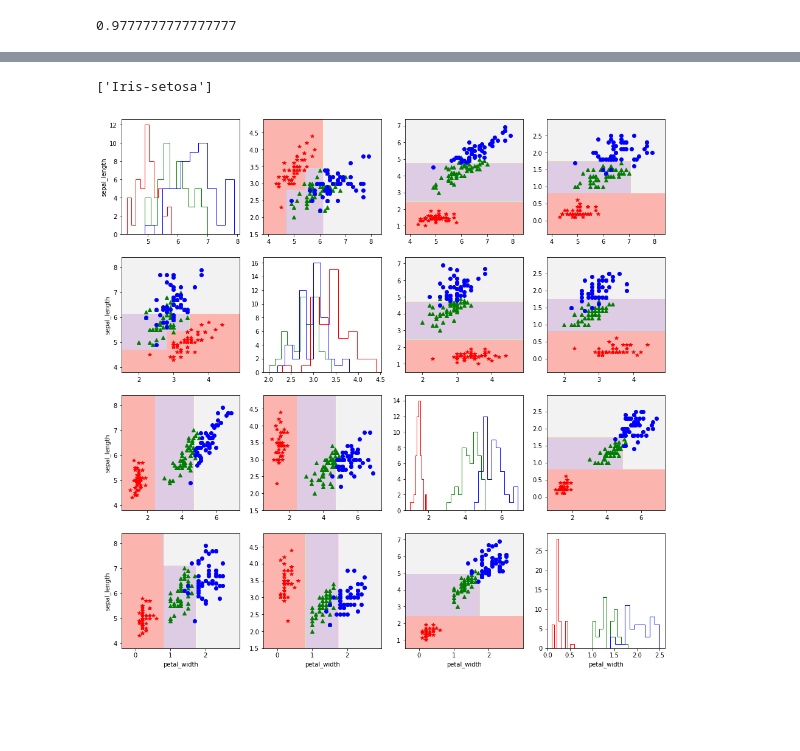
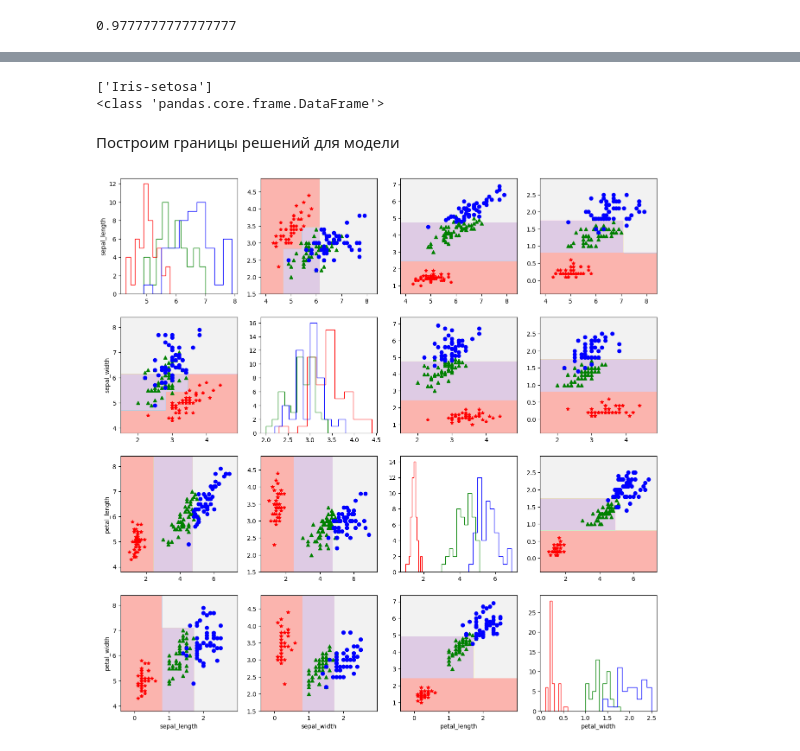
Before and after one commit to enikolaev/MMO, a Jupyter notebook: Lesson 04. Logic Classification/LabWork4.ipynb, the cells around one changed output, grey strips where cells are left out. Cells and saved outputs as stored; diff of their text form; code cells hidden in the pictures; blank space fills up the shorter version.

```diff
--- a/Lesson 04. Logic Classification/LabWork4.ipynb
+++ b/Lesson 04. Logic Classification/LabWork4.ipynb
@@ -9,7 +24,7 @@ import pandas as pd
 import seaborn as sns
 from matplotlib import pyplot as plt
 
-data_source = '../datasets/iris/iris.data'
+data_source = 'iris.data'
 d = pd.read_table(data_source, delimiter=',',
                   header=None,
                   names=['sepal_length','sepal_width',
@@ -119,59 +146,65 @@ Fitting 10 folds for each of 57 candidates, totalling 570 fits
 # %%
 # Построим модель для оптимального дерева
 # max_features = 2, max_depth = 3
-
 dtc = DecisionTreeClassifier(max_depth=3,
                              random_state=21,
                              max_features=2)
-dtc.fit(dX, dy)
+# Обучаем
+dtc.fit(dX.values, dy)
+# Предсказываем
 res = dtc.predict([[5.1, 3.5, 1.4, 0.2]])
 print(res)
 # %% [output]
 ['Iris-setosa']
+<class 'pandas.core.frame.DataFrame'>
+# %% [markdown]
+Построим границы решений для модели
 # %%
 plot_markers = ['r*', 'g^', 'bo']
 answers = dy.unique()
-
+labels = dX.columns.values
 # Создаем подграфики для каждой пары признаков
 f, places = plt.subplots(4, 4, figsize=(16,16))
 
-fmin = dX.min()-0.5
-fmax = dX.max()+0.5
+fmin = dX.min().values-0.5
+fmax = dX.max().values+0.5
 plot_step = 0.02
 
 # Обходим все subplot
 for i in range(0,4):
     for j in range(0,4):
 
         # Строим решающие границы
         if(i != j):
-            xx, yy = np.meshgrid(np.arange(fmin[i], fmax[i], plot_step),
-                               np.arange(fmin[j], fmax[j], plot_step))
+            xx, yy = np.meshgrid(np.arange(fmin[i], fmax[i], plot_step, dtype=float),
+                               np.arange(fmin[j], fmax[j], plot_step, dtype=float))
             model = DecisionTreeClassifier(max_depth=3, random_state=21, max_features=2)
-            model.fit(dX.iloc[:, [i,j]], dy)
+            model.fit(dX.iloc[:, [i,j]].values, dy.values)
             p = model.predict(np.c_[xx.ravel(), yy.ravel()])
             p = p.reshape(xx.shape)
             p[p==answers[0]] = 0
             p[p==answers[1]] = 1
             p[p==answers[2]] = 2
-            places[i,j].contourf(xx, yy, p, cmap='Pastel1')
+            p=p.astype('int32')
+            places[i,j].contourf(xx, yy, p, cmap=plt.cm.)
 
-        # Обход всех классов
+        # Обход всех классов (Вывод обучающей выборки)
         for id_answer in range(len(answers)):
             idx = np.where(dy == answers[id_answer])
             if i==j:
                 places[i, j].hist(dX.iloc[idx].iloc[:,i],
                                   color=plot_markers[id_answer][0],
                                  histtype = 'step')
             else:
                 places[i, j].plot(dX.iloc[idx].iloc[:,i], dX.iloc[idx].iloc[:,j],
                                   plot_markers[id_answer],
                                   label=answers[id_answer], markersize=6)
 
+        # Печать названия осей
         if j==0:
-            places[i, j].set_ylabel(dX.columns[j])
+          places[i, j].set_ylabel(labels[i])
 
         if i==3:
-            places[i, j].set_xlabel(dX.columns[i])
+          places[i, j].set_xlabel(labels[j])
 # %% [output]
-[figure, old version]
+[figure, new version]
```
Also changed, not shown: parts of 5 cells of this notebook.
